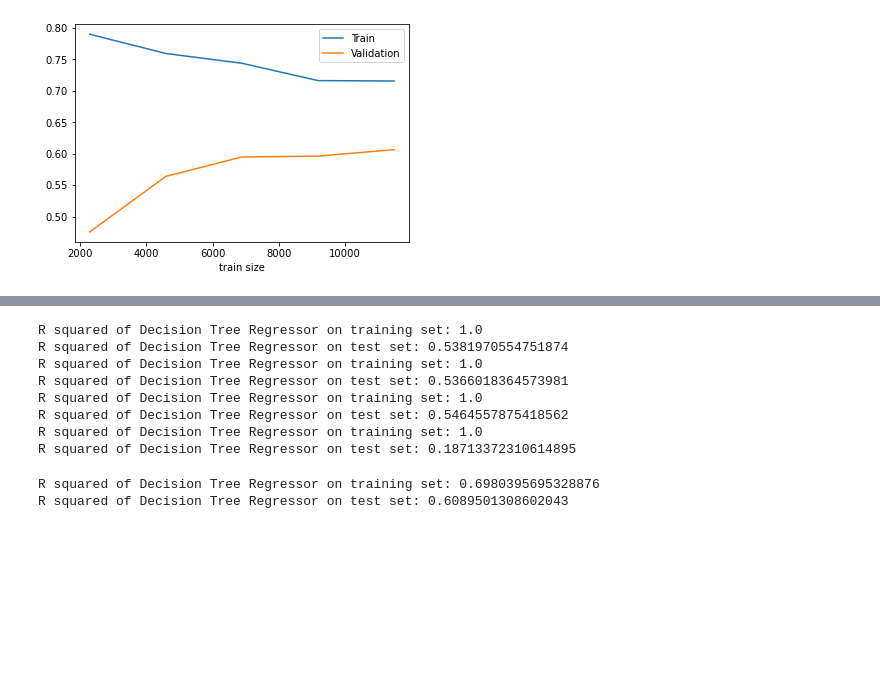
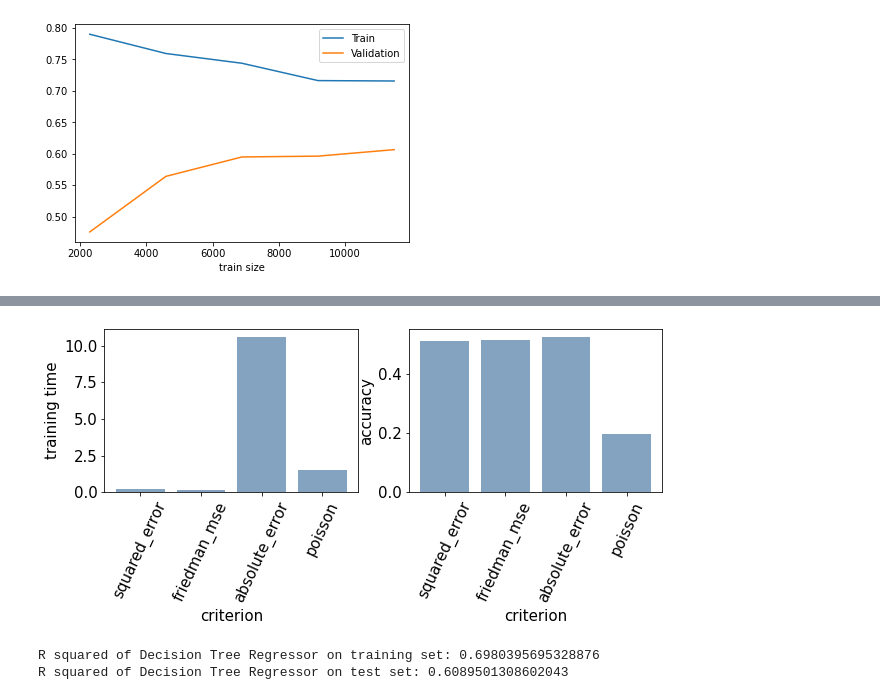
Before and after one commit to lucy-randewich/ML_coursework, a Jupyter notebook: 4-Trees-and-ensembles.ipynb, the cells around one changed output, grey strips where cells are left out. Saved outputs shown, nothing was run; the diff lists cells and outputs as text; code cells hidden in the pictures; blank space fills up the shorter version.

```diff
--- a/4-Trees-and-ensembles.ipynb
+++ b/4-Trees-and-ensembles.ipynb
@@ -144,37 +133,35 @@ Test set accuracy: 0.5711982830375815
 # %%
 # Plot training times and accuracies for criterions
 
 criterions = ["squared_error", "friedman_mse", "absolute_error", "poisson"]
 times = []
 train_accuracies = []
 test_accuracies = []
 for criterion in criterions:
     tree = DecisionTreeRegressor(criterion = criterion)
     start = time.time()
     tree.fit(X_train, y_train)
     end = time.time()
     times.append(end-start)
     t1 = tree.score(X_train, y_train)
     t2 = tree.score(X_test, y_test)
     train_accuracies.append(t1)
     test_accuracies.append(t2)
 
-fig, axs = plt.subplots(1, 2, figsize=(15, 3), sharex=True)
-axs[0].bar(criterions, times)
+fig, axs = plt.subplots(1, 2, figsize=(10, 3), sharex=True)
+plt.rcParams.update({'font.size': 15})
+axs[0].bar(criterions, times, color=(0.2, 0.4, 0.6, 0.6))
 axs[0].set_xlabel('criterion')
 axs[0].set_ylabel('training time')
-axs[1].bar(criterions, test_accuracies)
+axs[1].bar(criterions, test_accuracies, color=(0.2, 0.4, 0.6, 0.6))
 axs[1].set_xlabel('criterion')
 axs[1].set_ylabel('accuracy')
+for tick in axs[0].get_xticklabels():
+    tick.set_rotation(65)
+for tick in axs[1].get_xticklabels():
+    tick.set_rotation(65)
 # %% [output]
-R squared of Decision Tree Regressor on training set: 1.0
-R squared of Decision Tree Regressor on test set: 0.5381970554751874
-R squared of Decision Tree Regressor on training set: 1.0
-R squared of Decision Tree Regressor on test set: 0.5366018364573981
-R squared of Decision Tree Regressor on training set: 1.0
-R squared of Decision Tree Regressor on test set: 0.5464557875418562
-R squared of Decision Tree Regressor on training set: 1.0
-R squared of Decision Tree Regressor on test set: 0.18713372310614895
+[figure, added]
 # %%
 # Visualise the optimised tree
 
```
Also changed, not shown: parts of 3 cells of this notebook, 3 other files.
